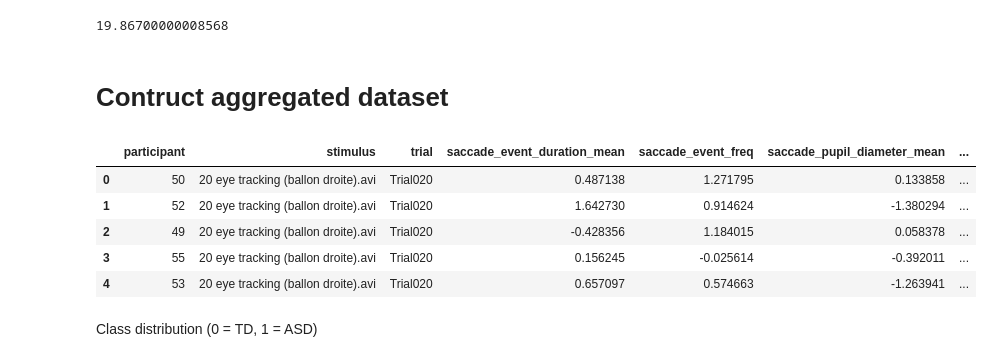
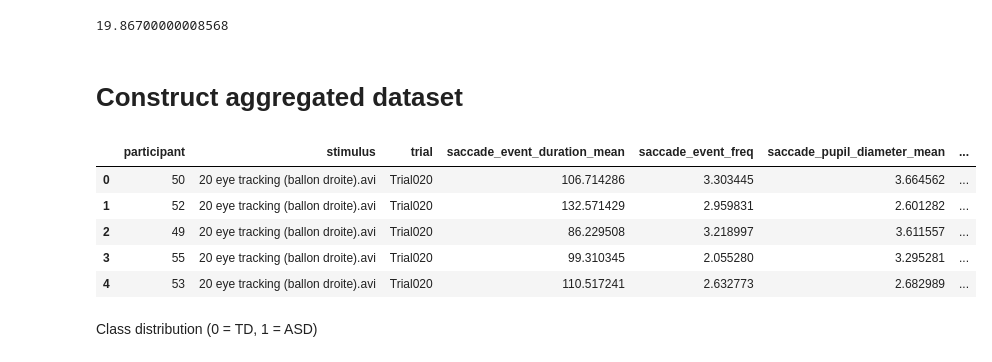
Before and after one commit to Kirk-KD/asd-eye-tracking, a Jupyter notebook: asd_eye_tracking.ipynb, the cells around one changed output. Cells and saved outputs as stored; diff of their text form; code cells hidden in the pictures.

```diff
--- a/asd_eye_tracking.ipynb
+++ b/asd_eye_tracking.ipynb
@@ -173,7 +174,7 @@ intervals['RecordingTime [ms]'].median()
 # %% [output]
 19.86700000008568
 # %% [markdown]
-# Contruct aggregated dataset
+# Construct aggregated dataset
 # %%
 def make_event_mean_frequency(experiment, event_series):
     mean = event_series['event_duration_ms'].mean()
@@ -274,40 +275,40 @@ def summarize_group(g):
 # initial construction
 dataset = (
     grouped_experiments
     .apply(summarize_group)
     .dropna()
     .reset_index(drop=True)
     .merge(metadata_df, on='participant', how='left')
 )
 
 FEATURES = [
     'saccade_event_duration_mean',
     'saccade_event_freq',
     'fixation_event_duration_mean',
     'fixation_event_freq',
     'saccade_pupil_diameter_mean',
     'saccade_pupil_diameter_range',
     'fixation_pupil_diameter_mean',
     'fixation_pupil_diameter_range',
     # 'saccade_pog_vel_mean',
     # 'saccade_pog_vel_range',
     # 'fixation_pog_vel_mean',
     # 'fixation_pog_vel_range',
     'saccade_pupil_diameter_speed',
     # 'fixation_pupil_diameter_speed'
 ]
-
+dataset[FEATURES] = dataset[FEATURES].apply(pd.to_numeric, errors='raise')
 # apply z-score for features for each group of stimulus to normalize
-dataset[FEATURES] = dataset.groupby('stimulus')[FEATURES].transform(lambda x: (x - x.mean()) / x.std()).fillna(0)
+# dataset[FEATURES] = dataset.groupby('stimulus')[FEATURES].transform(lambda x: (x - x.mean()) / x.std()).fillna(0)
 
 dataset.head()
 # %% [output]
 |  | participant | stimulus | trial | saccade_event_duration_mean | saccade_event_freq | saccade_pupil_diameter_mean | ... |
-| 0 | 50 | 20 eye tracking (ballon droite).avi | Trial020 | 0.487138 | 1.271795 | 0.133858 | ... |
-| 1 | 52 | 20 eye tracking (ballon droite).avi | Trial020 | 1.642730 | 0.914624 | -1.380294 | ... |
-| 2 | 49 | 20 eye tracking (ballon droite).avi | Trial020 | -0.428356 | 1.184015 | 0.058378 | ... |
-| 3 | 55 | 20 eye tracking (ballon droite).avi | Trial020 | 0.156245 | -0.025614 | -0.392011 | ... |
-| 4 | 53 | 20 eye tracking (ballon droite).avi | Trial020 | 0.657097 | 0.574663 | -1.263941 | ... |
+| 0 | 50 | 20 eye tracking (ballon droite).avi | Trial020 | 106.714286 | 3.303445 | 3.664562 | ... |
+| 1 | 52 | 20 eye tracking (ballon droite).avi | Trial020 | 132.571429 | 2.959831 | 2.601282 | ... |
+| 2 | 49 | 20 eye tracking (ballon droite).avi | Trial020 | 86.229508 | 3.218997 | 3.611557 | ... |
+| 3 | 55 | 20 eye tracking (ballon droite).avi | Trial020 | 99.310345 | 2.055280 | 3.295281 | ... |
+| 4 | 53 | 20 eye tracking (ballon droite).avi | Trial020 | 110.517241 | 2.632773 | 2.682989 | ... |
 # %% [markdown]
 Class distribution (0 = TD, 1 = ASD)
 # %%
```
Also changed, not shown: parts of 7 cells of this notebook.
